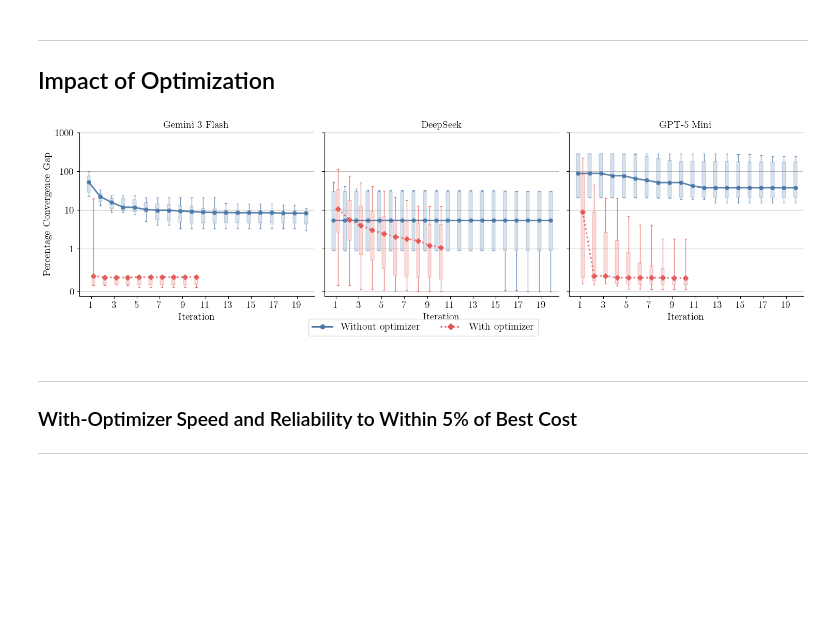
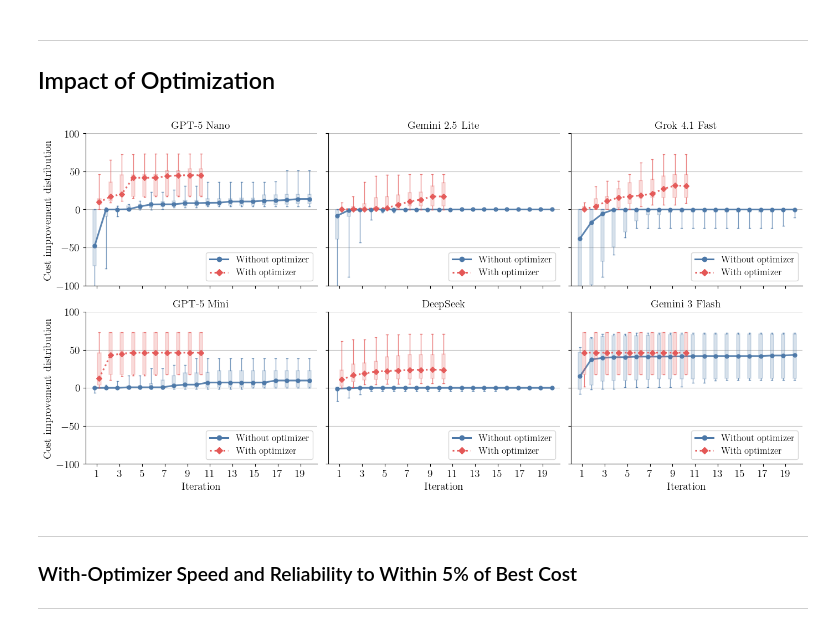
Before and after one commit to YyyyyyiZ/AHD4Inventory, a Jupyter notebook: notebooks/different_llm_models_analysis.ipynb, the cells around one changed output. Drawn from its saved outputs; the diff is of its cells as text; code cells hidden in the pictures; blank space fills up the shorter version.

```diff
--- a/notebooks/different_llm_models_analysis.ipynb
+++ b/notebooks/different_llm_models_analysis.ipynb
@@ -566,8 +564,6 @@ plt.show()
 ## Impact of Optimization
 # %%
 from matplotlib.ticker import ScalarFormatter
-
-Y_LIM = (0, 1000)
 
 optimizer_boxplot_styles = {
     "without optimizer": {
@@ -586,13 +582,41 @@ optimizer_boxplot_styles = {
     },
 }
 
-selected_llms = [
-    "gemini-3-flash-preview",
-    "deepseek-chat",
-    "gpt-5-mini",
-]
+cost_improvement_frame = pd.concat(
+    [convergence_without_opt_slice, convergence_with_opt_slice],
+    ignore_index=True,
+)
+base_stock_baseline = (
+    pd.read_excel(SOURCE_WORKBOOK, sheet_name="opt")
+    .loc[:, ["dataset", "total_cost_all_basestock"]]
+    .rename(columns={"total_cost_all_basestock": "base_stock_cost"})
+)
+base_stock_baseline["dist"] = base_stock_baseline["dataset"].str.replace(r"_(train|test)$", "", regex=True)
+base_stock_baseline["mode"] = base_stock_baseline["dataset"].str.extract(r"_(train|test)$", expand=False)
+base_stock_baseline = base_stock_baseline[base_stock_baseline["mode"].eq("test")].drop(columns=["dataset", "mode"])
 
-fig, axes = plt.subplots(1, 3, figsize=(15, 4.5), sharex=True, sharey=True)
+cost_improvement_long = cost_improvement_frame.merge(base_stock_baseline, on="dist", how="left")
+missing_base_stock = cost_improvement_long.loc[cost_improvement_long["base_stock_cost"].isna(), "dist"].drop_duplicates()
+if not missing_base_stock.empty:
+    raise ValueError(f"Missing base-stock baseline for: {missing_base_stock.tolist()}")
+
+cost_improvement_long = cost_improvement_long.melt(
+    id_vars=result_cols + ["base_stock_cost"],
+    value_vars=top1_repeat_cols,
+    var_name="repeat",
+    value_name="repeat_top1_cost",
+).dropna(subset=["repeat_top1_cost", "base_stock_cost"])
+cost_improvement_long["cost_improvement_pct"] = (
+    100
+    * (1 - cost_improvement_long["repeat_top1_cost"] / cost_improvement_long["base_stock_cost"])
+)
+if "initial_basestock" in cost_improvement_long.columns:
+    cost_improvement_long = cost_improvement_long.loc[cost_improvement_long["initial_basestock"].eq(100)].copy()
+
+selected_llms = list(SMARTNESS_ORDER)
+
+fig, axes = plt.subplots(2, 3, figsize=(14, 7.5), sharex=True, sharey=True)
+axes = axes.ravel()
 legend_handles = [
     plt.Line2D(
         [0],
@@ -607,12 +631,12 @@ legend_handles = [
 ]
 
 for ax, llm in zip(axes, selected_llms):
-    llm_data = gap_long[gap_long["LLM"].eq(llm)]
+    llm_data = cost_improvement_long[cost_improvement_long["LLM"].eq(llm)]
     for optimizer_status, style in optimizer_boxplot_styles.items():
         status_data = llm_data[llm_data["optimizer_status"].eq(optimizer_status)]
         n_pop_values = sorted(status_data["n_pop"].dropna().unique())
         box_values = [
-            status_data.loc[status_data["n_pop"].eq(n_pop), "gap_to_baseline_pct"].dropna()
+            status_data.loc[status_data["n_pop"].eq(n_pop), "cost_improvement_pct"].dropna()
             for n_pop in n_pop_values
         ]
         if not box_values:
@@ -631,48 +655,51 @@ for ax, llm in zip(axes, selected_llms):
             medianprops=dict(color=style["color"], lw=1.8),
             whiskerprops=dict(color=style["color"], alpha=0.75, lw=1.0),
             capprops=dict(color=style["color"], alpha=0.75, lw=1.0),
             flierprops=dict(marker="", markersize=0),
         )
         median_values = [values.median() for values in box_values]
         ax.plot(
             positions,
             median_values,
             color=style["color"],
             linewidth=2.2,
             linestyle=style["linestyle"],
             marker=style["marker"],
             markersize=5.0,
             alpha=0.9,
         )
 
     ax.set_title(LLM_LEGEND_LABELS[llm], fontsize=13)
-    ax.set_yscale("symlog", linthresh=1)
+    # ax.set_yscale("symlog", linthresh=1)
     ax.set_xlim(0, 20.5)
     ax.set_xticks(range(1, 21, 2))
-    ax.set_ylim(-.1, 1000)
-    ax.yaxis.set_major_formatter(ScalarFormatter())
+    ax.set_ylim(-100, 100)
+    # ax.yaxis.set_major_formatter(ScalarFormatter())
     ax.grid(True, axis="y", alpha=0.5, color="gray")
     format_axis(ax, tick_size=14, label_size=14, title_size=14, rotation=0)
     ax.spines["top"].set_visible(False)
     ax.spines["right"].set_visible(False)
+    ax.legend(
+        handles=legend_handles,
+        loc="lower right",
+        # bbox_to_anchor=(0.5, 0),
+        ncol=1,
+        fontsize=12,
+        frameon=True,
+        )
 
-axes[0].set_ylabel(r"Percentage Convergence Gap", fontsize=14)
-for ax in axes:
+axes[0].set_ylabel(r"Cost improvement distribution", fontsize=14)
+for ax in axes[3:]:
     ax.set_xlabel("Iteration", fontsize=14)
+for ax in axes[::3]:
+    ax.set_ylabel(r"Cost improvement distribution", fontsize=14)
 
-fig.legend(
-    handles=legend_handles,
-    loc="lower center",
-    bbox_to_anchor=(0.5, 0),
-    ncol=2,
-    fontsize=14,
-    frameon=True,
-)
+
 fig.tight_layout(rect=[0, 0.05, 1, 0.98])
-fig.savefig("plots/different_llm_gap_boxplots_by_model.pdf", bbox_inches="tight")
+fig.savefig("plots/different_llm_cost_improvement_boxplots_by_model.pdf", bbox_inches="tight")
 plt.show()
 # %% [output]
-[figure, old version]
+[figure, new version]
 # %% [markdown]
 ---
 ### With-Optimizer Speed and Reliability to Within 5\% of Best Cost
```
Also changed, not shown: parts of 2 cells of this notebook, 12 other files.
